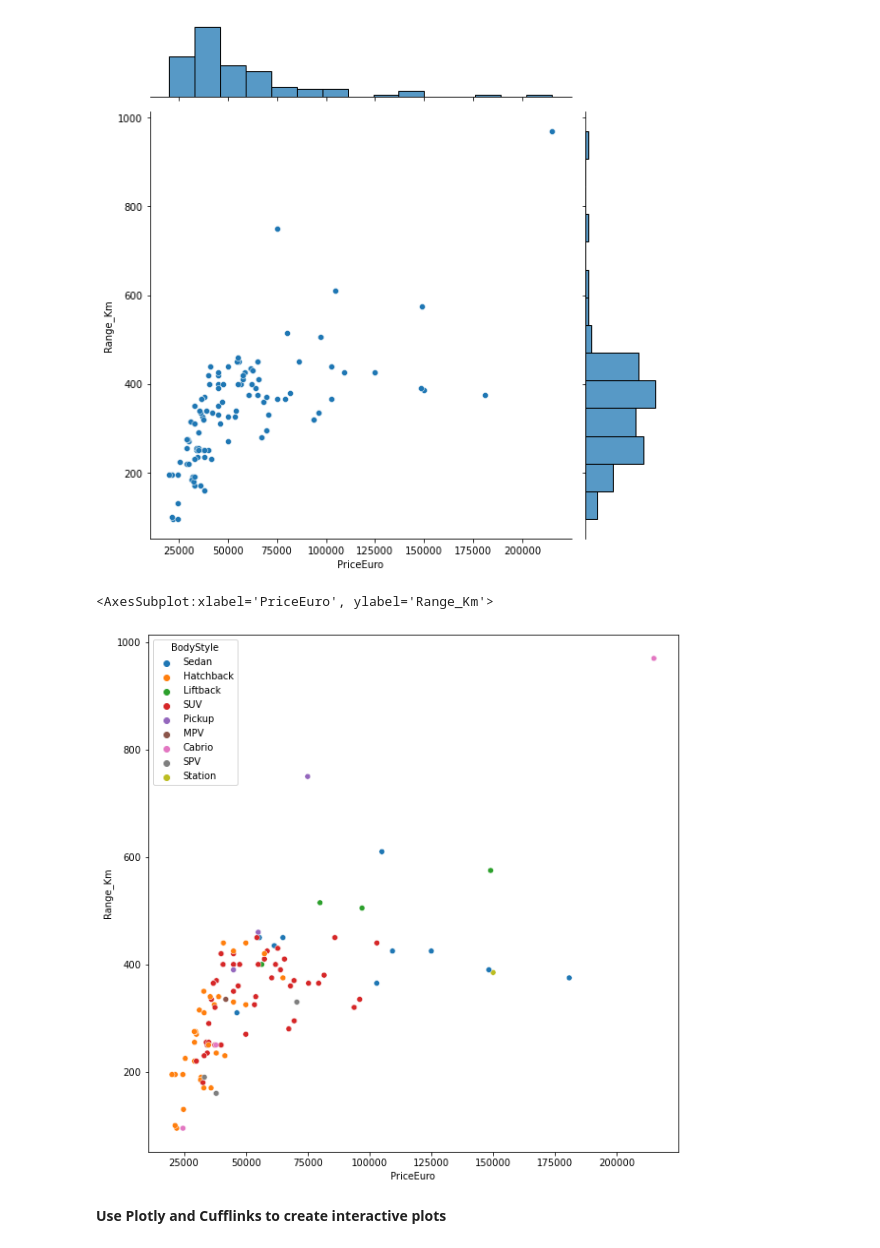
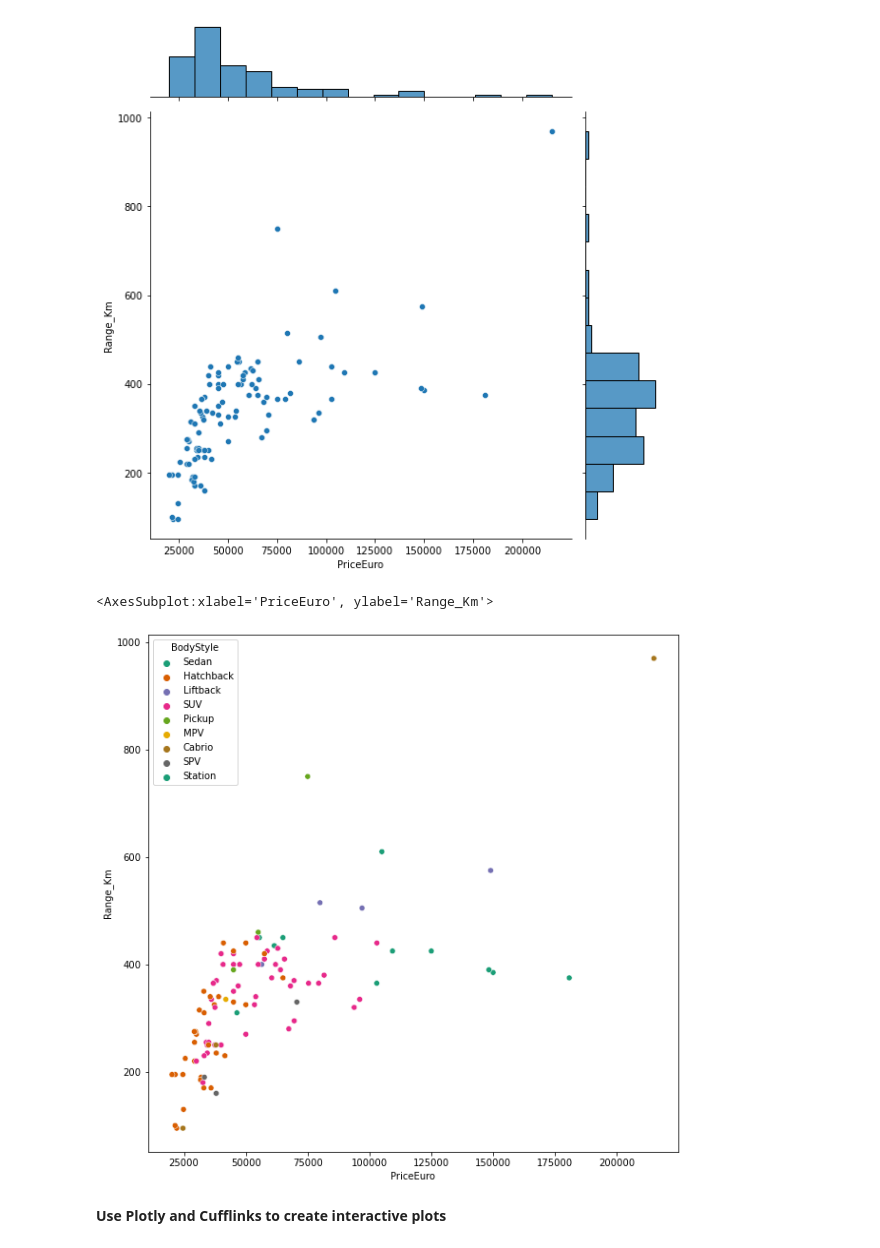
Before and after one commit to ZFatmi/Py_Electric-Vehicle_Project, a Jupyter notebook: EV Project_ZF.ipynb, the cells around one changed output. Cells and saved outputs as stored; diff of their text form; code cells hidden in the pictures.

```diff
--- a/EV Project_ZF.ipynb
+++ b/EV Project_ZF.ipynb
@@ -226,10 +226,10 @@ sns.jointplot(data=EV, x='PriceEuro', y='Range_Km', kind="scatter", height=8)
 [figure]
 # %%
 plt.figure(figsize=(10,10))
-sns.scatterplot(data=EV, x='PriceEuro', y='Range_Km', hue='BodyStyle')
+sns.scatterplot(data=EV, x='PriceEuro', y='Range_Km', hue='BodyStyle', palette='Dark2')
 # %% [output]
 <AxesSubplot:xlabel='PriceEuro', ylabel='Range_Km'>
-[figure, old version]
+[figure, new version]
 # %% [markdown]
 **Use Plotly and Cufflinks to create interactive plots**
 # %%
```
Also changed, not shown: parts of 4 cells of this notebook.
